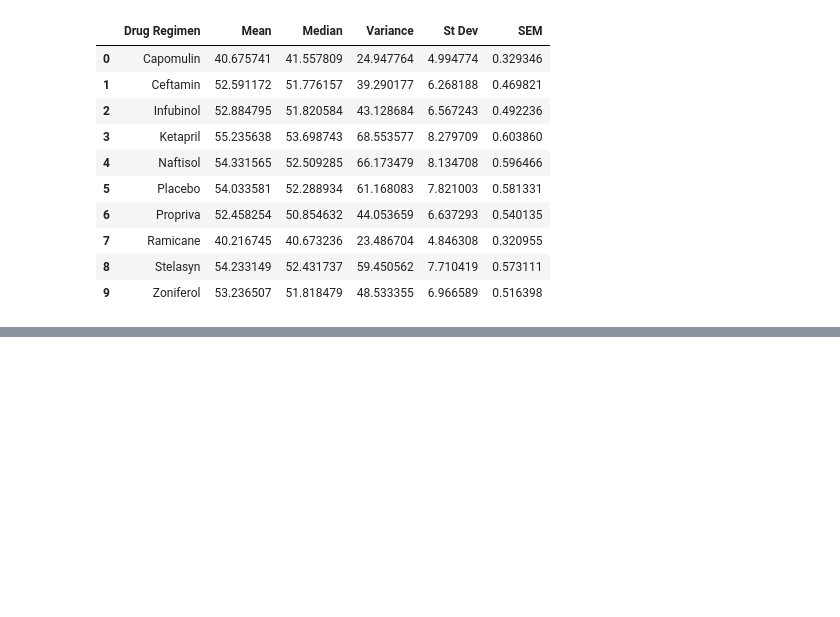
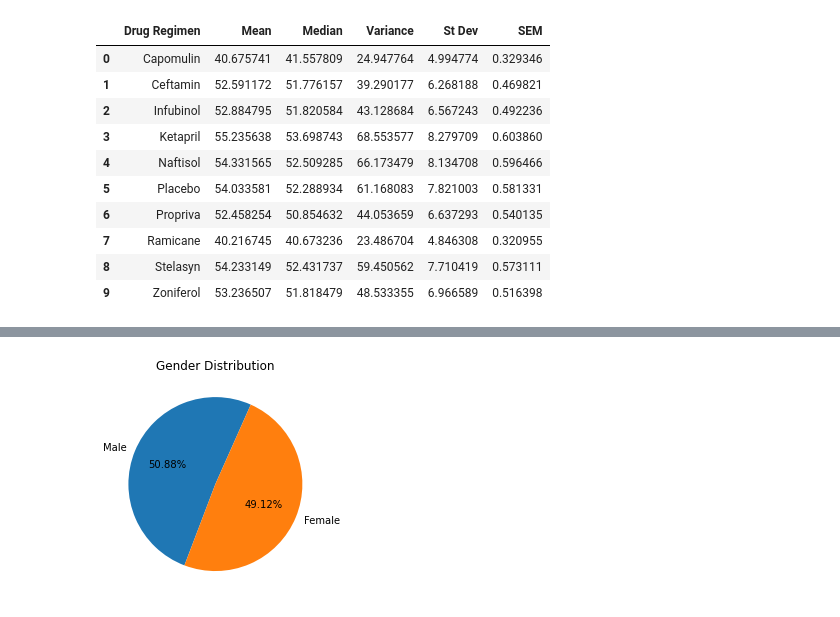
Before and after one commit to Nunez77/matplotlib-challenge, a Jupyter notebook: Pymaceuticals Inc.ipynb, the cells around one changed output, grey strips where cells are left out. Cells and saved outputs as stored; diff of their text form; code cells hidden in the pictures; blank space fills up the shorter version.

```diff
--- a/Pymaceuticals Inc.ipynb
+++ b/Pymaceuticals Inc.ipynb
@@ -120,0 +142,7 @@ tv_mean
+# %%
+# Generate a pie plot showing the distribution of female versus male mice using pandas
+m_f = non_duplicates["Sex"].value_counts()
+pie_sex_mice = m_f.plot.pie(autopct="%1.2f%%", startangle=66, title="Gender Distribution")
+pie_sex_mice.set_ylabel('');
+# %% [output]
+[figure, added]
```
Also changed, not shown: parts of 7 cells of this notebook.
